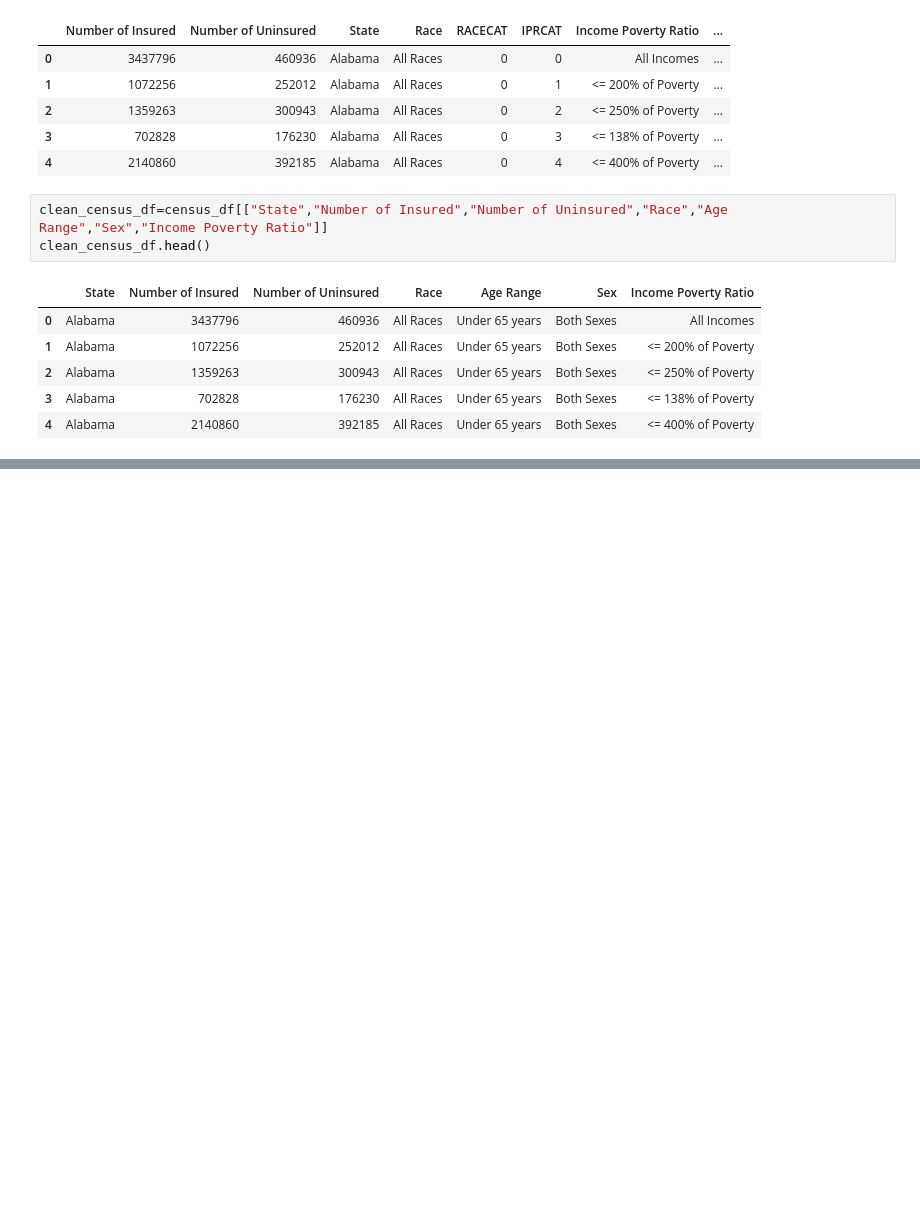
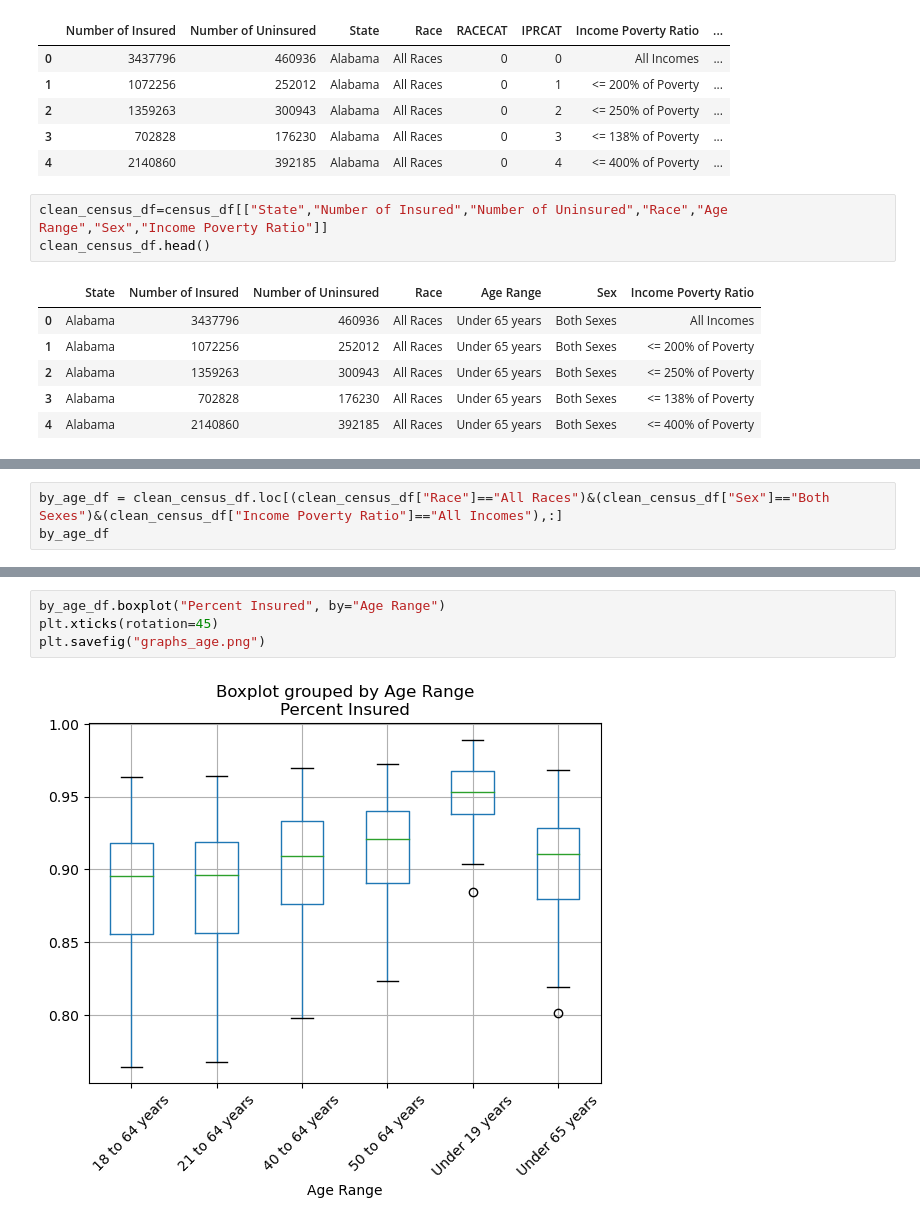
Before and after one commit to KZavalin/Project1_Group4, a Jupyter notebook: Insurance Census Data.ipynb, the cells around one changed output, grey strips where cells are left out. Saved outputs shown, nothing was run; the diff lists cells and outputs as text; blank space fills up the shorter version.

```diff
--- a/Insurance Census Data.ipynb
+++ b/Insurance Census Data.ipynb
@@ -67,0 +126,3 @@ clean_census_df.head()
+# %%
+by_age_df = clean_census_df.loc[(clean_census_df["Race"]=="All Races")&(clean_census_df["Sex"]=="Both Sexes")&(clean_census_df["Income Poverty Ratio"]=="All Incomes"),:]
+by_age_df
@@ -67,0 +143,6 @@ clean_census_df.head()
+# %%
+by_age_df.boxplot("Percent Insured", by="Age Range")
+plt.xticks(rotation=45)
+plt.savefig("graphs_age.png")
+# %% [output]
+[figure, added]
```
Also changed, not shown: parts of 10 cells of this notebook, 4 other files.
